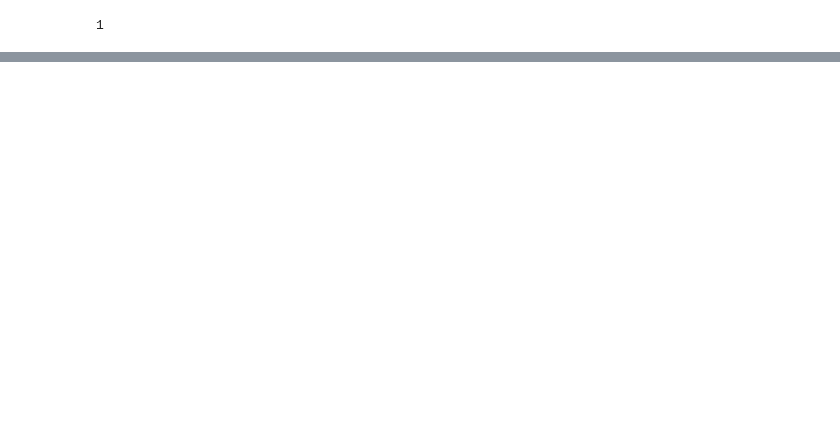
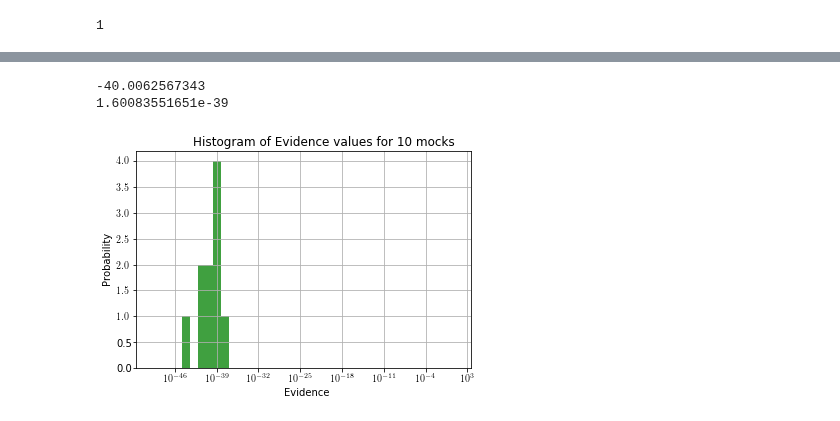
Before and after one commit to LaurencePeanuts/Music, a Jupyter notebook: Scripts/Coverage_prob_tests.ipynb, the cells around one changed output, grey strips where cells are left out. Saved outputs shown, nothing was run; the diff lists cells and outputs as text; code cells hidden in the pictures; blank space fills up the shorter version.

```diff
--- a/Scripts/Coverage_prob_tests.ipynb
+++ b/Scripts/Coverage_prob_tests.ipynb
@@ -111,0 +129,6 @@ np.mean(cov_frac)
+# %%
+execfile ("_CalcEvidence.py")
+# %% [output]
+-40.0062567343
+1.60083551651e-39
+[figure, added]
```
Also changed, not shown: parts of 15 cells of this notebook, 3 other files.
